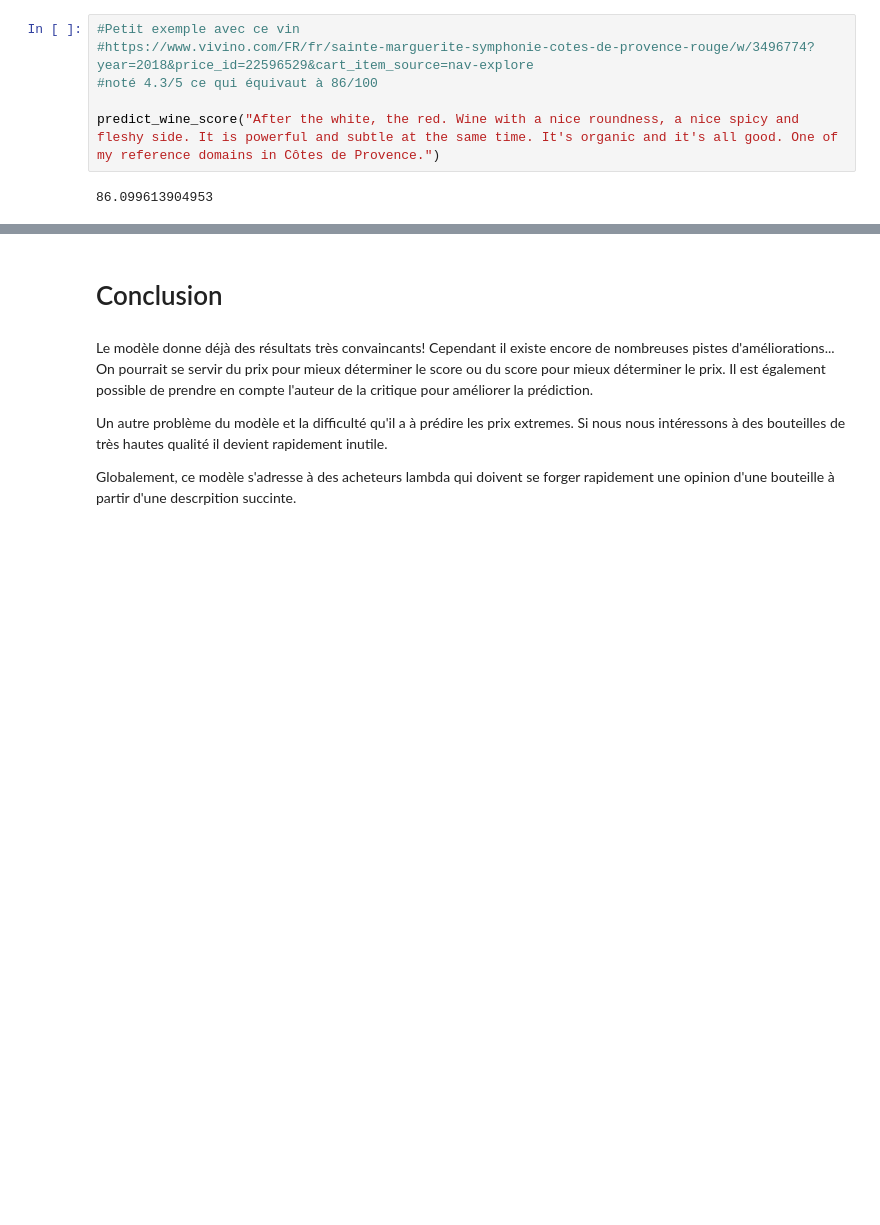
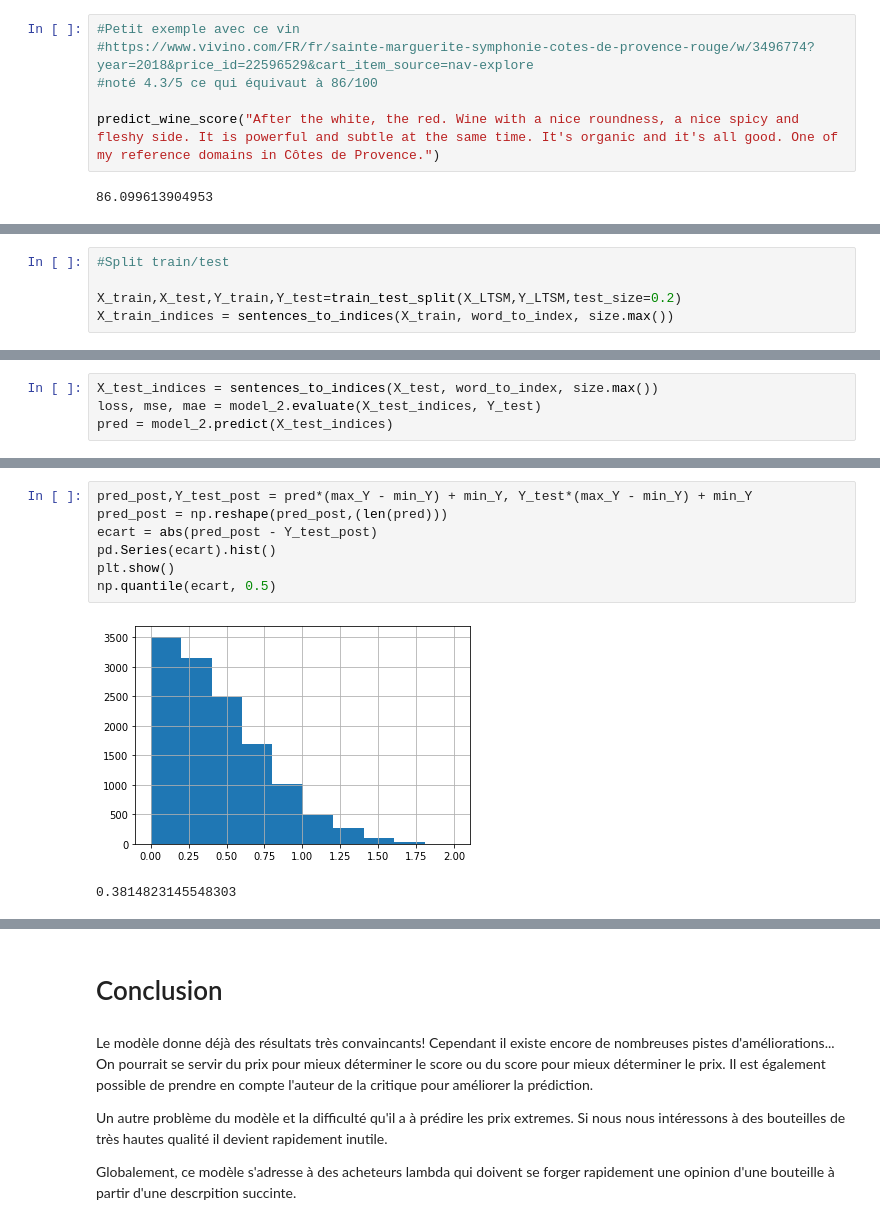
Before and after one commit to BenJMaurel/Wine_project, a Jupyter notebook: wine_project_11_12.ipynb, the cells around one changed output, grey strips where cells are left out. Cells and saved outputs as stored; diff of their text form; blank space fills up the shorter version.

```diff
--- a/wine_project_11_12.ipynb
+++ b/wine_project_11_12.ipynb
@@ -1142,0 +1172,5 @@ predict_wine_score("After the white, the red. Wine with a nice roundness, a nice
+# %%
+#Split train/test
+
+X_train,X_test,Y_train,Y_test=train_test_split(X_LTSM,Y_LTSM,test_size=0.2)
+X_train_indices = sentences_to_indices(X_train, word_to_index, size.max())
@@ -1142,0 +1221,4 @@ predict_wine_score("After the white, the red. Wine with a nice roundness, a nice
+# %%
+X_test_indices = sentences_to_indices(X_test, word_to_index, size.max())
+loss, mse, mae = model_2.evaluate(X_test_indices, Y_test)
+pred = model_2.predict(X_test_indices)
@@ -1142,0 +1227,10 @@ predict_wine_score("After the white, the red. Wine with a nice roundness, a nice
+# %%
+pred_post,Y_test_post = pred*(max_Y - min_Y) + min_Y, Y_test*(max_Y - min_Y) + min_Y
+pred_post = np.reshape(pred_post,(len(pred)))
+ecart = abs(pred_post - Y_test_post)
+pd.Series(ecart).hist()
+plt.show()
+np.quantile(ecart, 0.5)
+# %% [output]
+[figure, added]
+0.3814823145548303
```
Also changed, not shown: parts of 73 cells of this notebook.
